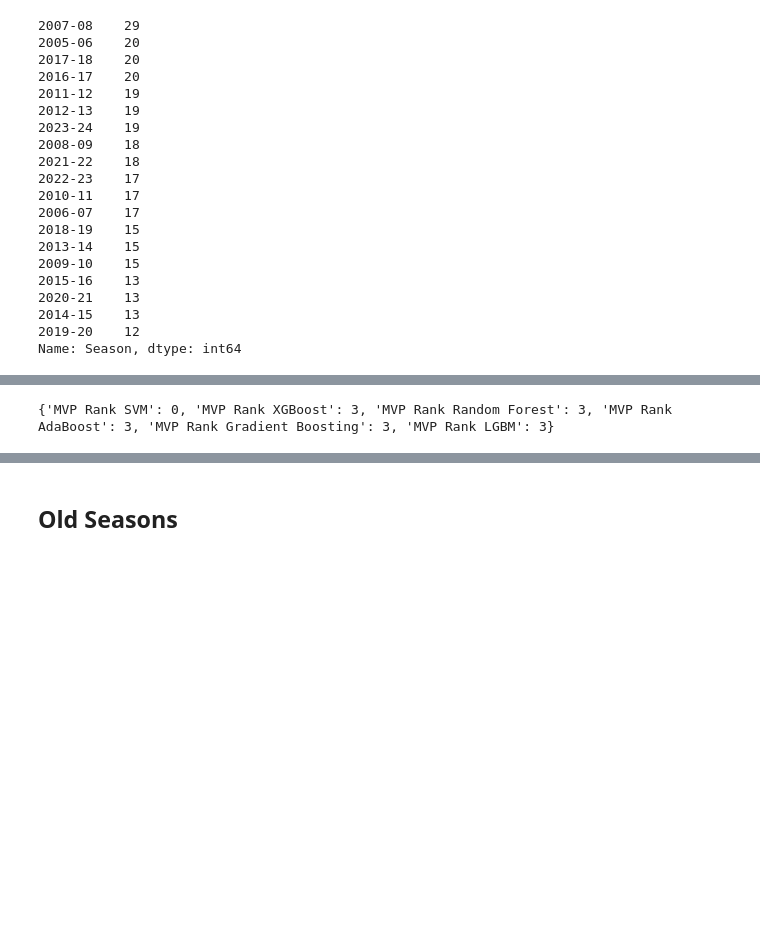
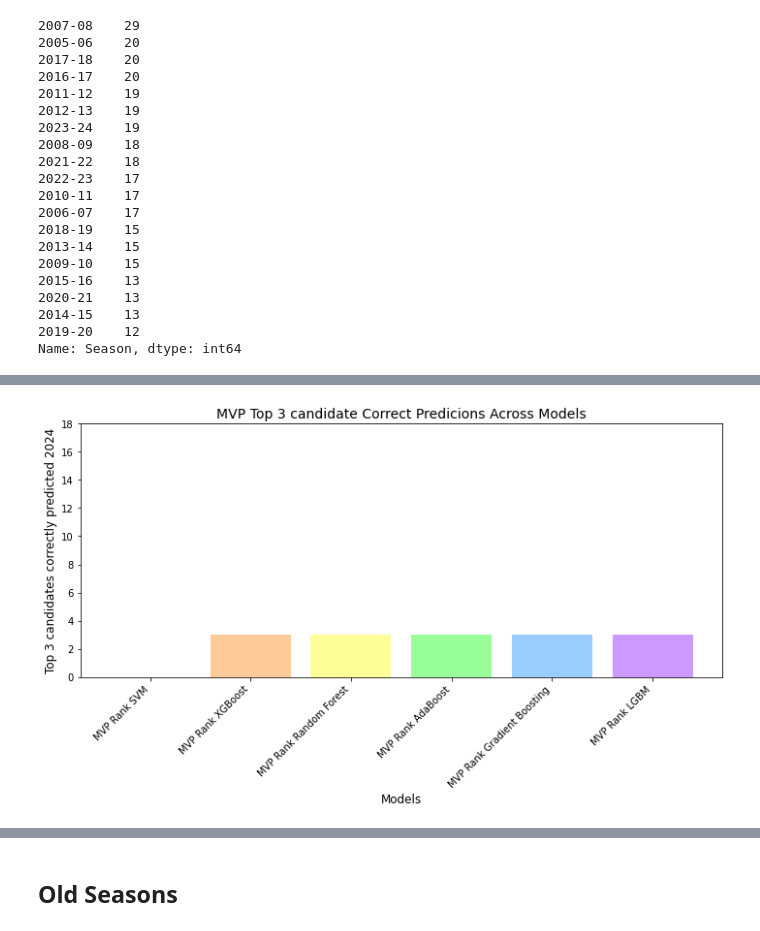
Before and after one commit to Ivan-Garcia-S/WNBA-MVP-Predictor, a Jupyter notebook: WNBA_MVP_Model.ipynb, the cells around one changed output, grey strips where cells are left out. Saved outputs shown, nothing was run; the diff lists cells and outputs as text; code cells hidden in the pictures; blank space fills up the shorter version.

```diff
--- a/WNBA_MVP_Model.ipynb
+++ b/WNBA_MVP_Model.ipynb
@@ -590,13 +612,36 @@ def create_rank(final_results, n_rank):
                 scores['MVP Rank '+model] += 1
 
     return rank_final, scores
-# %%
-rank_final, scores = create_rank(final_results, 3)
-rank_final.to_csv(f'/Users/von/Desktop/Work/Projects/NBA_MIP_Predictor/WNBA-MVP/{test_number}/One Season/2003-04-Ranks.csv', index=False)
-rank_final
-print(scores)
-# %% [output]
-{'MVP Rank SVM': 0, 'MVP Rank XGBoost': 3, 'MVP Rank Random Forest': 3, 'MVP Rank AdaBoost': 3, 'MVP Rank Gradient Boosting': 3, 'MVP Rank LGBM': 3}
+# %%
+rank_final, scores = create_rank(final_results, 3)
+rank_final.to_csv(f'/Users/von/Desktop/Work/Projects/WNBA-MVP-Predictor/{test_number}/One Season/2023-24-Ranks.csv', index=False)
+
+#Don't include LGBM if it wasn't used
+if scores['MVP Rank LGBM'] == 0:
+    scores.pop('MVP Rank LGBM')
+
+# Creating the bar graph
+model_names = list(scores.keys())
+values = list(scores.values())
+
+colors = ['#FF9999', '#FFCC99', '#FFFF99', '#99FF99', '#99CCFF', '#CC99FF']
+plt.figure(figsize=(10, 6))
+plt.bar(model_names, values, color=colors)
+
+# Setting the labels and title
+plt.xlabel('Models', fontsize=12)
+plt.ylabel('Top 3 candidates correctly predicted 2024', fontsize=12)
+plt.title('MVP Top 3 candidate Correct Predicions Across Models', fontsize=14)
+
+# Adjust y-axis to max value 18
+plt.ylim(0, 18)
+
+# Display the plot
+plt.xticks(rotation=45, ha='right')  # Rotate x labels for better visibility
+plt.tight_layout()
+plt.show()
+# %% [output]
+[figure, added]
 # %%
 rank_final
 # %% [output]
```
Also changed, not shown: parts of 23 cells of this notebook, 10 other files.
